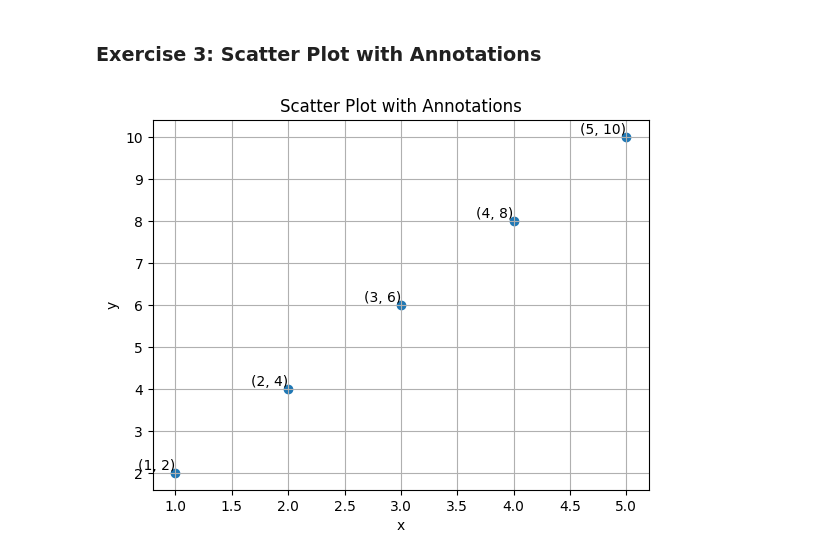
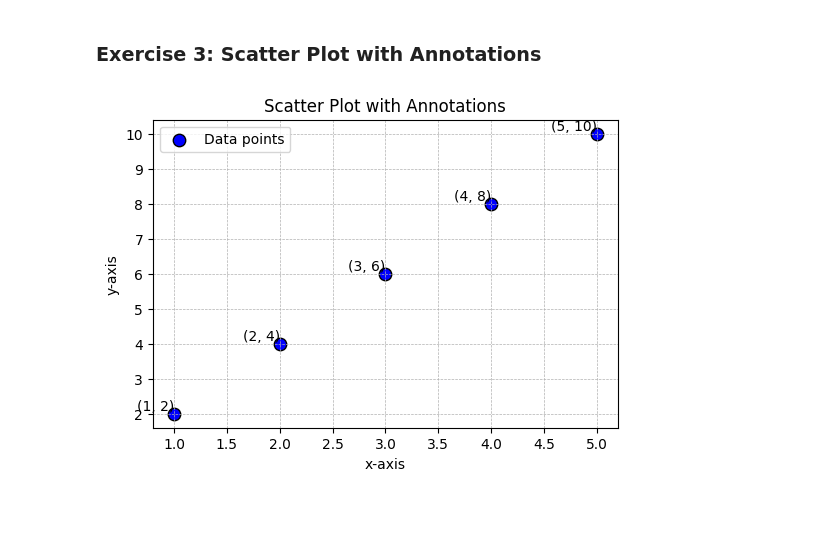
Before and after one commit to Harish4568/python-jupyter-template, a Jupyter notebook: src/3-scatter-plot.ipynb, the cells around one changed output. Saved outputs shown, nothing was run; the diff lists cells and outputs as text; code cells hidden in the pictures; blank space fills up the shorter version.

```diff
--- a/src/3-scatter-plot.ipynb
+++ b/src/3-scatter-plot.ipynb
@@ -3,16 +3,33 @@
 # %%
 # TASK: Create a scatter plot with x = [1, 2, 3, 4, 5] and y = [2, 4, 6, 8, 10].
 # Annotate each point with its (x, y) value, and set the title as 'Scatter Plot with Annotations'.
 import matplotlib.pyplot as plt
-x = [1,2,3,4,5]
-y = [2,4,6,8,10]
-plt.scatter(x,y)
-for i in range(len(x)):
-    plt.text(x[i], y[i], f'({x[i]}, {y[i]})', fontsize=10, ha='right', va='bottom')
-plt.grid()
-plt.xlabel('x')
-plt.ylabel('y')
-plt.title('Scatter Plot with Annotations')
-plt.show()
+
+def plot_scatter():
+    try:
+        x = [1, 2, 3, 4, 5]
+        y = [2, 4, 6, 8, 10]
+
+        if len(x) != len(y):
+            raise ValueError("x and y lists must be of the same length.")
+
+        plt.figure(figsize=(6, 4))
+        plt.scatter(x, y, color='blue', marker='o', s=80, edgecolors='black', label="Data points")
+
+        # Adding annotations
+        for i in range(len(x)):
+            plt.text(x[i], y[i], f'({x[i]}, {y[i]})', fontsize=10, ha='right', va='bottom')
+
+        plt.grid(True, linestyle='--', linewidth=0.5)
+        plt.xlabel('x-axis')
+        plt.ylabel('y-axis')
+        plt.title('Scatter Plot with Annotations')
+        plt.legend()
+        plt.show()
+
+    except Exception as e:
+        print(f"Error: {e}")
+
+plot_scatter()
 # %% [output]
-[figure, old version]
+[figure, new version]
```
Also changed, not shown: 5 other files.
